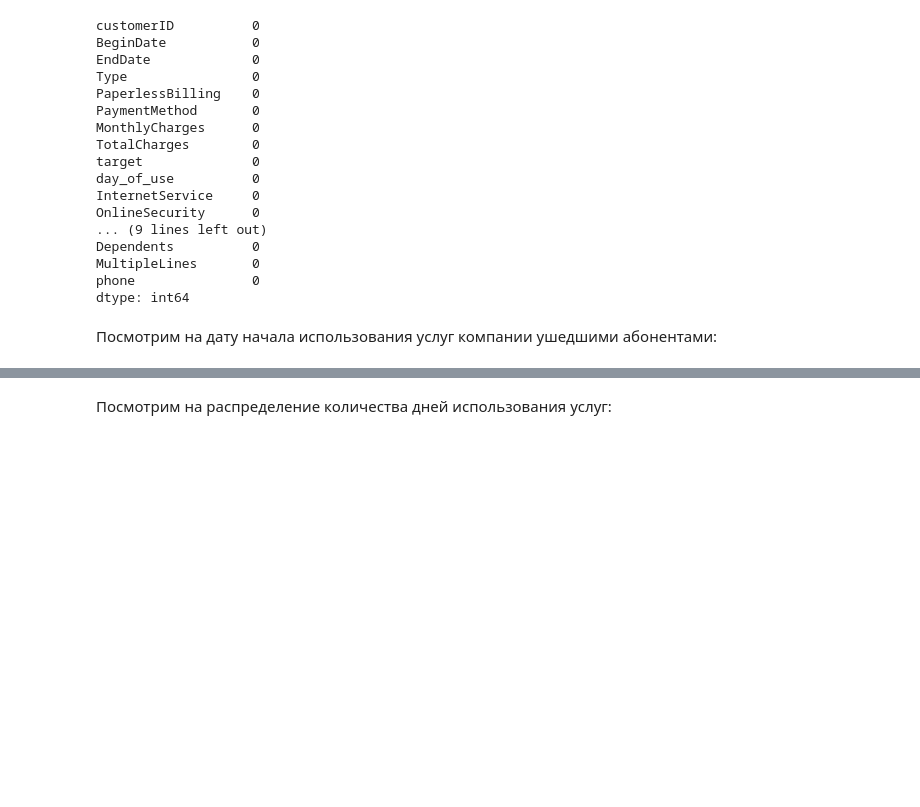
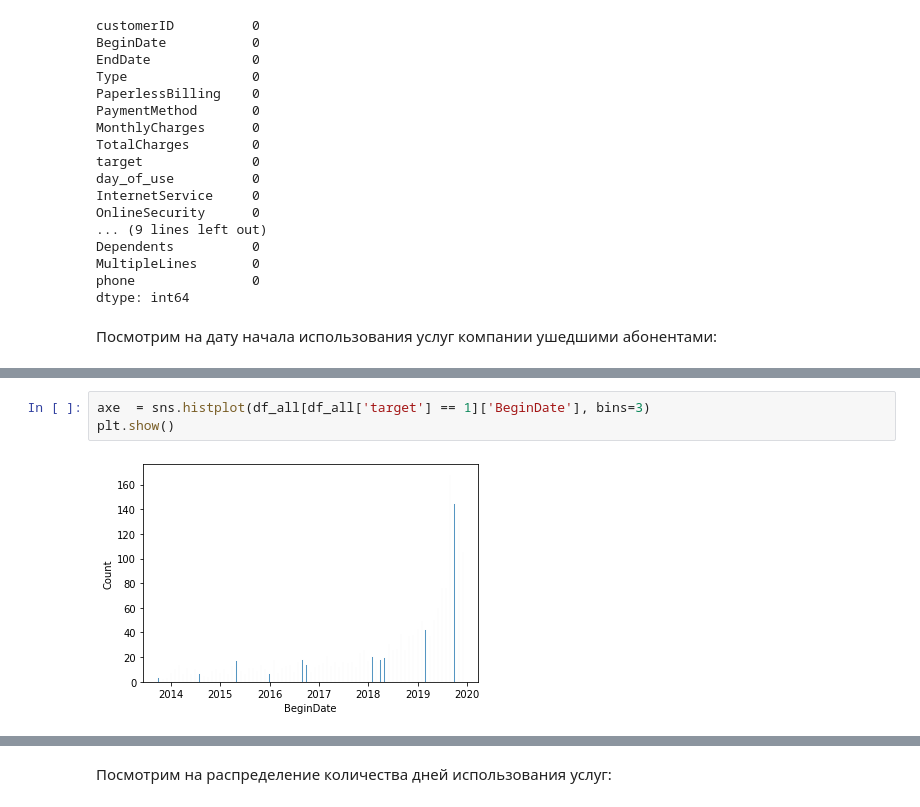
Before and after one commit to akorelov/MyPort, a Jupyter notebook: forecasting_customer_churn/users_churn_forecast_project.ipynb, the cells around one changed output, grey strips where cells are left out. Cells and saved outputs as stored; diff of their text form; blank space fills up the shorter version.

```diff
--- a/forecasting_customer_churn/users_churn_forecast_project.ipynb
+++ b/forecasting_customer_churn/users_churn_forecast_project.ipynb
@@ -598,0 +590,5 @@ Timedelta('150 days 03:12:00')
+# %%
+axe  = sns.histplot(df_all[df_all['target'] == 1]['BeginDate'], bins=3)
+plt.show()
+# %% [output]
+[figure, added]
```
Also changed, not shown: parts of 16 cells of this notebook, 1 other file.
